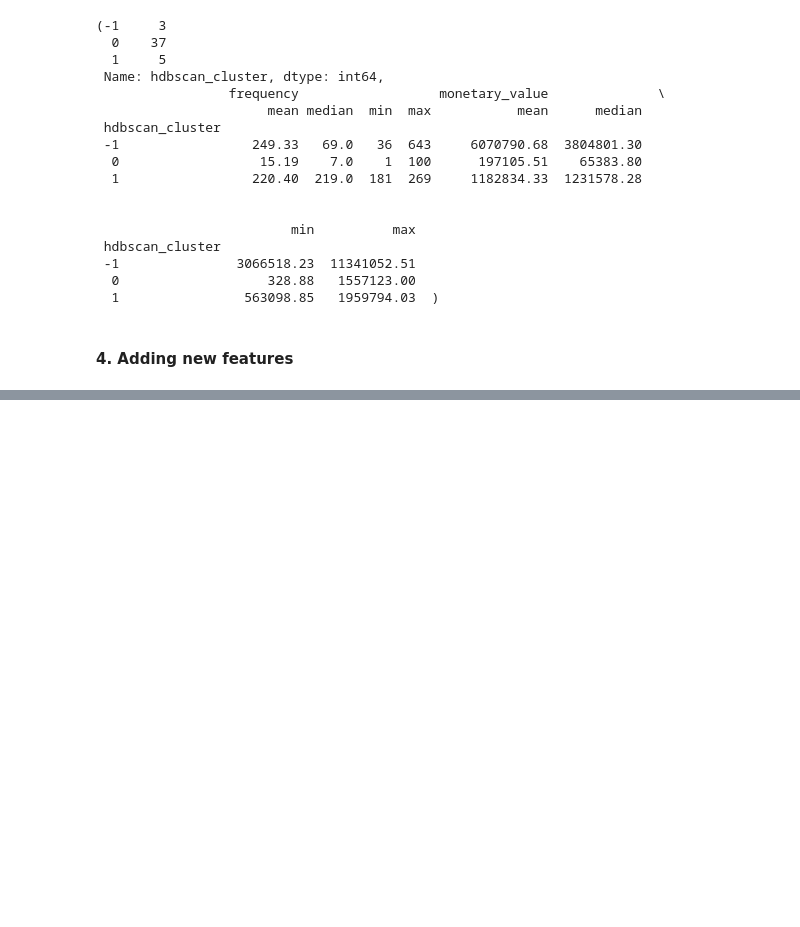
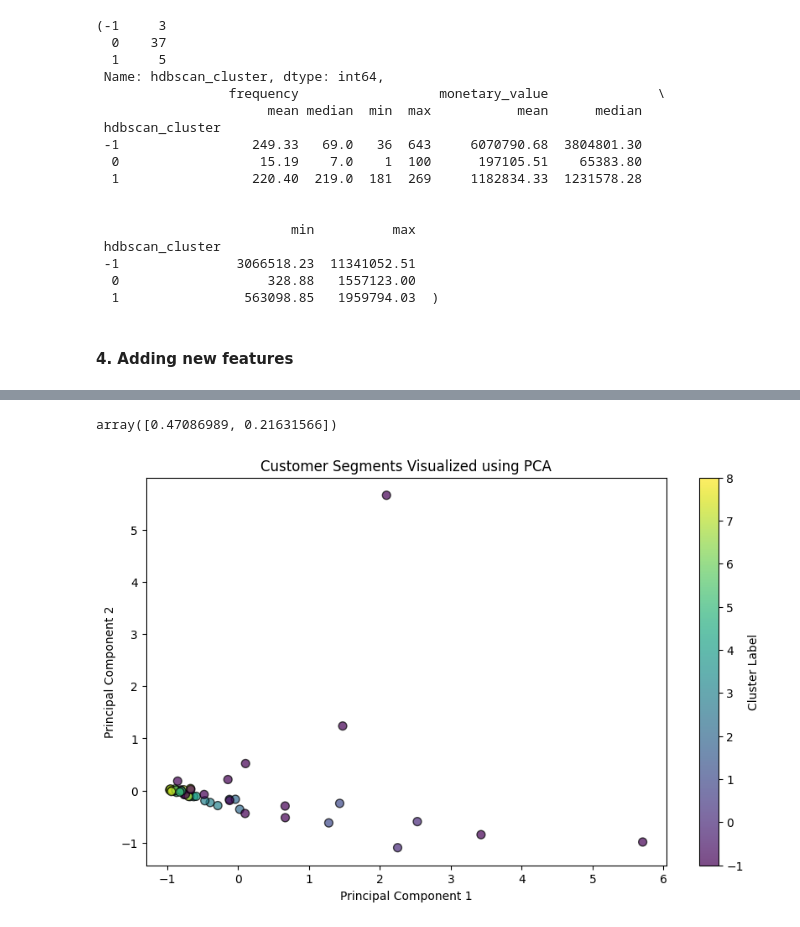
Before and after one commit to kanishkkg/ampba_24_group18_term2, a Jupyter notebook: ml_ul/GR_18_MLUL1_group18_Customers.ipynb, the cells around one changed output, grey strips where cells are left out. Drawn from its saved outputs; the diff is of its cells as text; code cells hidden in the pictures; blank space fills up the shorter version.

```diff
--- a/ml_ul/GR_18_MLUL1_group18_Customers.ipynb
+++ b/ml_ul/GR_18_MLUL1_group18_Customers.ipynb
@@ -551,0 +597,7 @@ customer_agg_data['diversity_items'] = customer_data.groupby('customer_country')
+# %%
+# Applying HDBSCAN
+clusterer = HDBSCAN(min_cluster_size=2)
+cluster_labels = clusterer.fit_predict(combined_features)
+
+# Adding the cluster labels to the DataFrame
+customer_agg_data_advanced['Cluster'] = cluster_labels
@@ -551,0 +637,22 @@ customer_agg_data['diversity_items'] = customer_data.groupby('customer_country')
+# %%
+pca = PCA(n_components=2)
+reduced_data = pca.fit_transform(combined_features)
+
+# Extracting the two principal components
+pc1 = reduced_data[:, 0]
+pc2 = reduced_data[:, 1]
+
+explained_variance_ratio = pca.explained_variance_ratio_
+explained_variance_ratio
+# %% [output]
+array([0.47086989, 0.21631566])
+# %%
+plt.figure(figsize=(10, 6))
+plt.scatter(pc1, pc2, c=cluster_labels, cmap='viridis', edgecolor='k', s=50, alpha=0.7)
+plt.title('Customer Segments Visualized using PCA')
+plt.xlabel('Principal Component 1')
+plt.ylabel('Principal Component 2')
+plt.colorbar(label='Cluster Label')
+plt.show()
+# %% [output]
+[figure, added]
```
Also changed, not shown: parts of 7 cells of this notebook.
